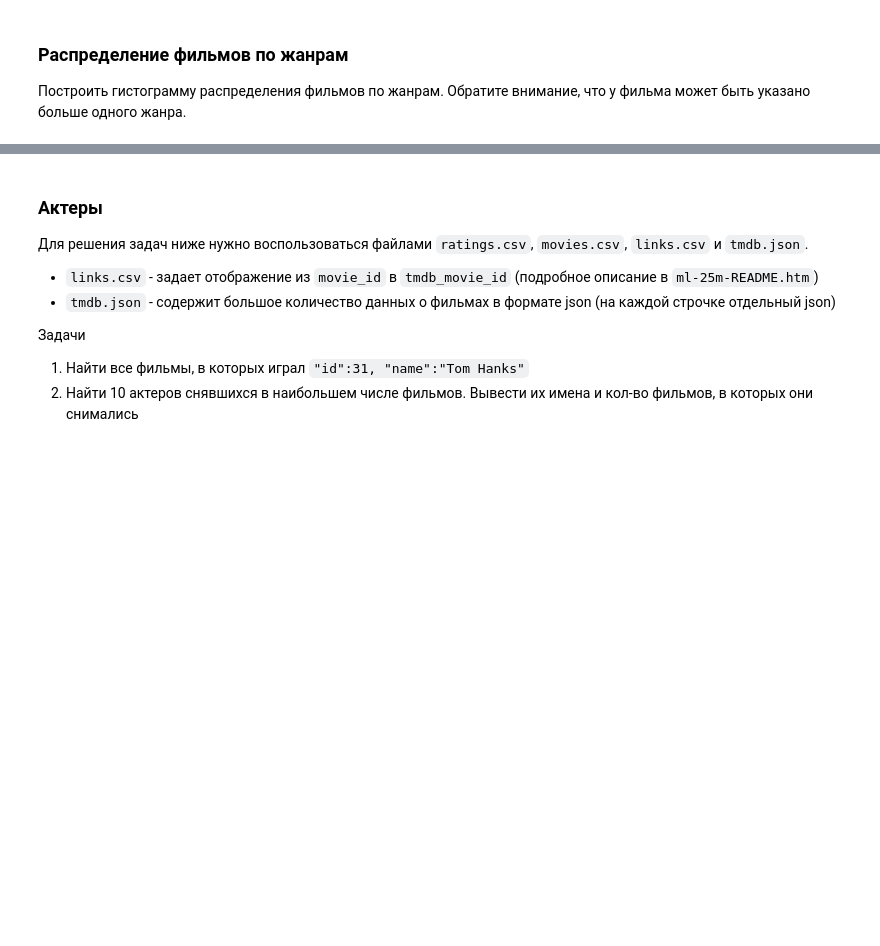
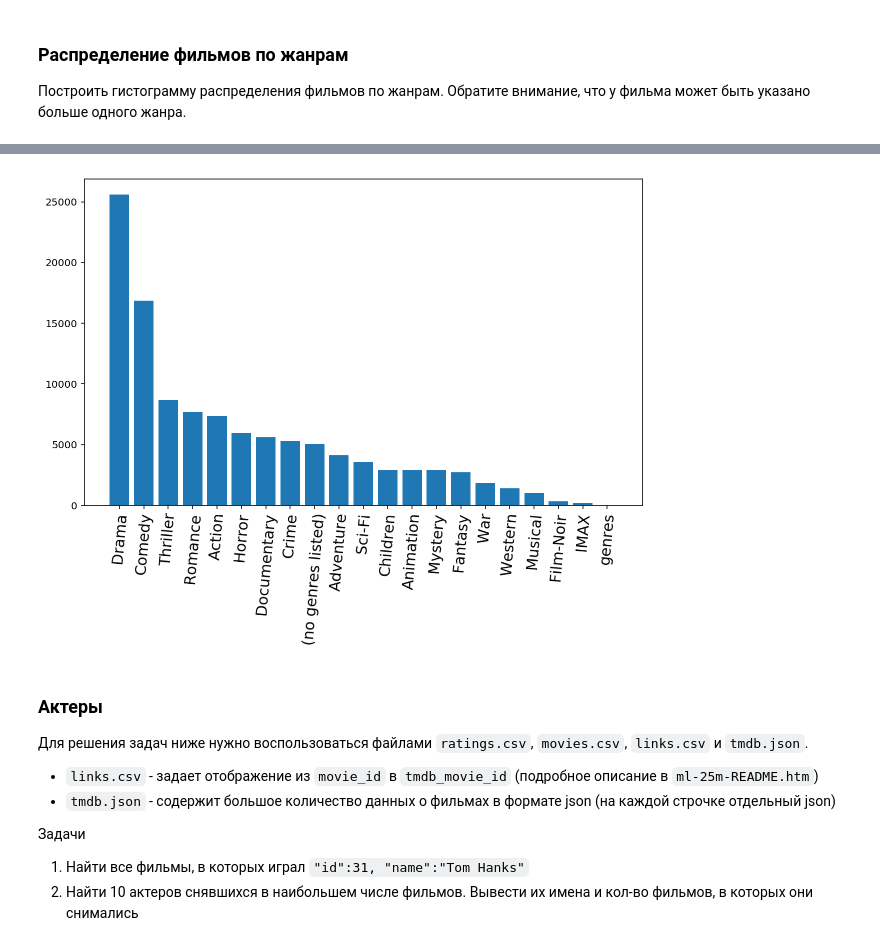
Before and after one commit to ishugaepov/MLBD, a Jupyter notebook: lectures/spark/notebooks/spark_examples.ipynb, the cells around one changed output, grey strips where cells are left out. Saved outputs shown, nothing was run; the diff lists cells and outputs as text; code cells hidden in the pictures; blank space fills up the shorter version.

```diff
--- a/lectures/spark/notebooks/spark_examples.ipynb
+++ b/lectures/spark/notebooks/spark_examples.ipynb
@@ -306,0 +380,5 @@ plt.show()
+# %%
+num_genres = movies\
+    .flatMap(lambda x: x[-1].split('|'))\
+    .map(lambda x: (x,1))\
+    .reduceByKey(add)
@@ -307,3 +405,12 @@ plt.show()
+# %%
+genres, movies_number = zip(*sorted(num_genres.collect(), key= lambda x:x[1], reverse=True))
+# %%
+f, ax = plt.subplots(figsize=(10, 6))
+plt.xticks(rotation=85, fontsize=15)
+plt.bar(genres, movies_number, align="center")
+plt.show()
+# %% [output]
+[figure, added]
 # %% [markdown]
 ### Актеры
 
```
Also changed, not shown: parts of 52 cells of this notebook.
